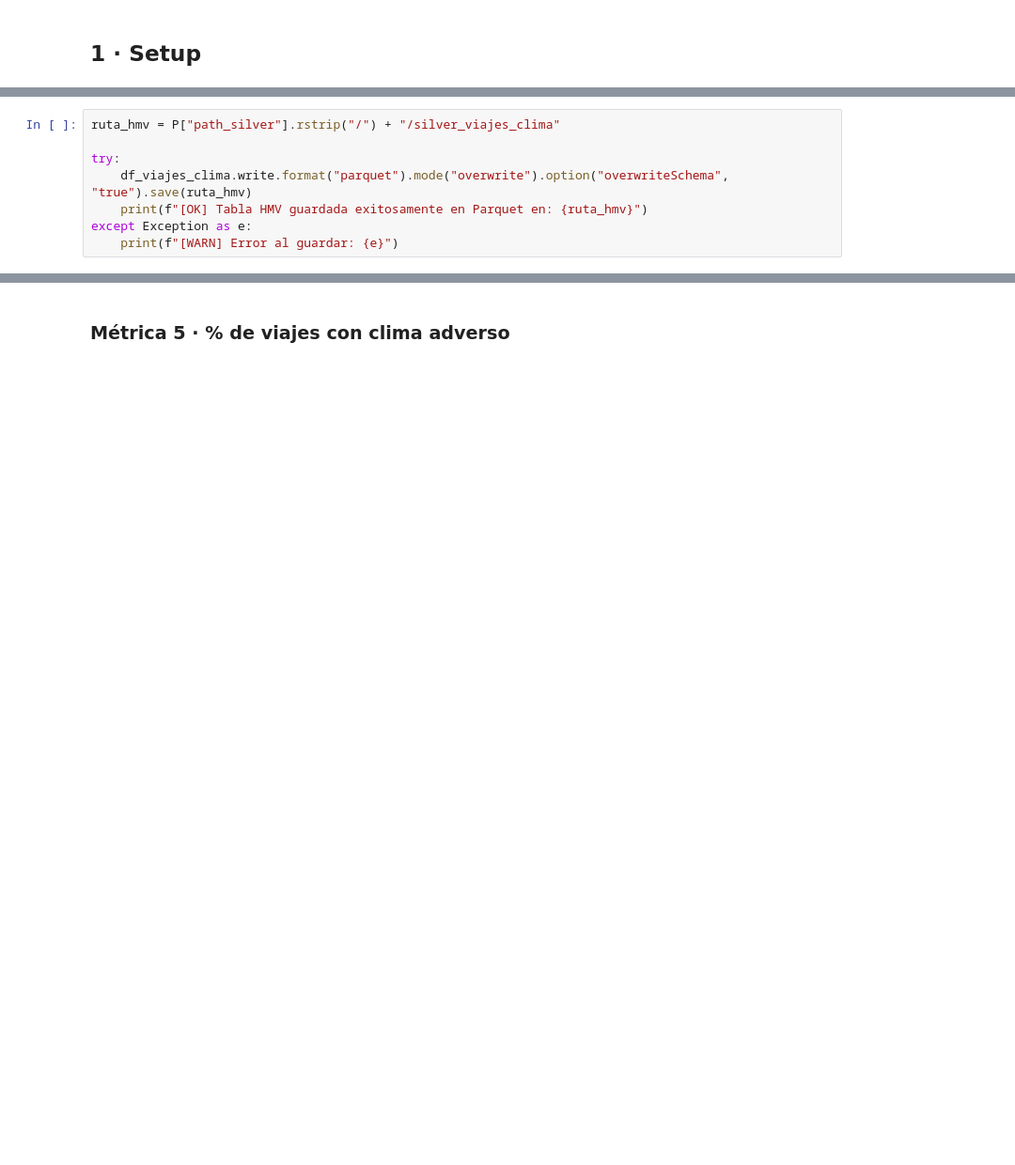
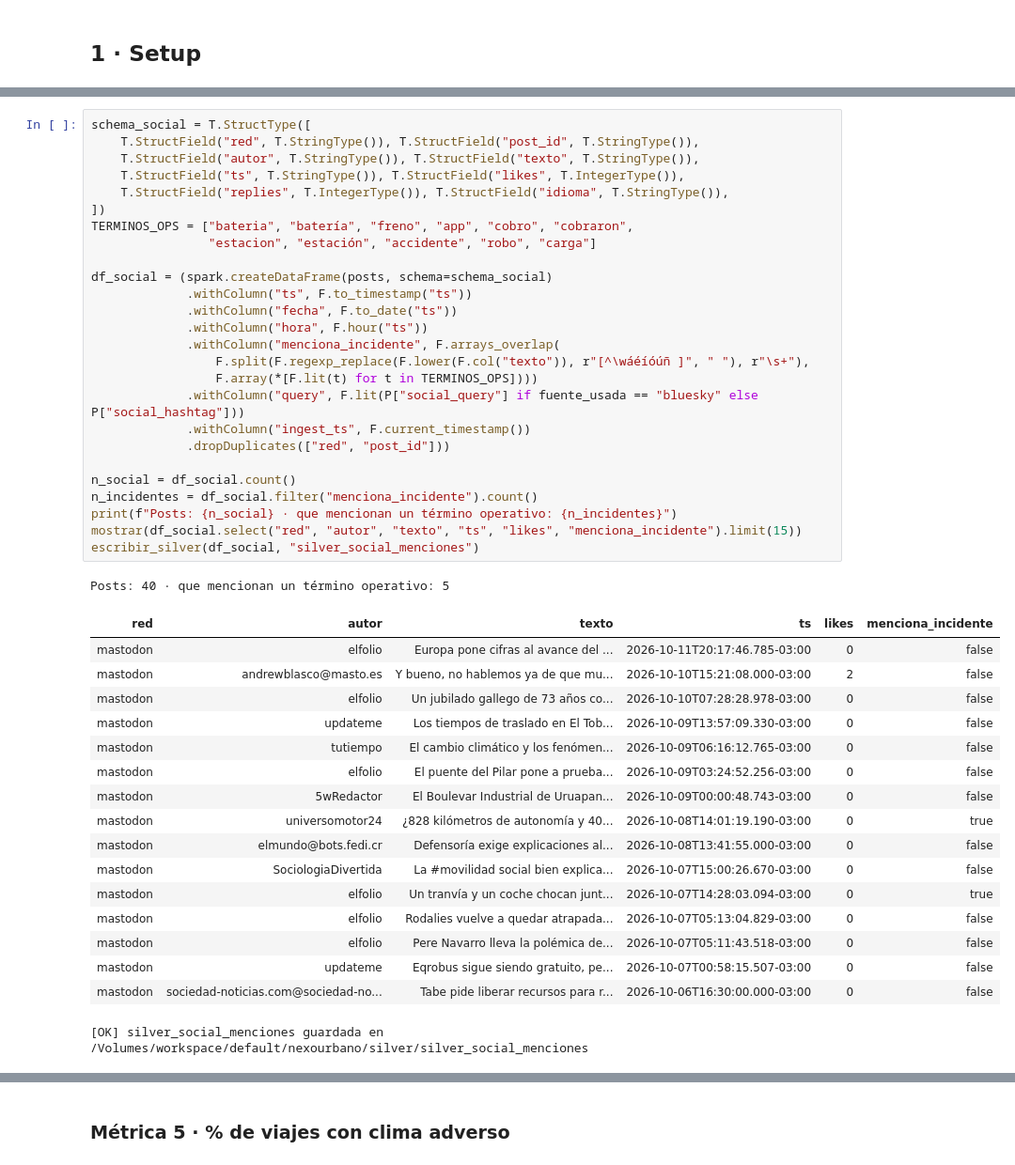
Before and after one commit to karenDelPino/Nexo_Urbano, a Jupyter notebook: 03-databricks/03_databricks.ipynb, the cells around one changed output, grey strips where cells are left out. Shown at 94% size. Saved outputs shown, nothing was run; the diff lists cells and outputs as text; blank space fills up the shorter version.

Commit message:
Cambio M03

```diff
--- a/03-databricks/03_databricks.ipynb
+++ b/03-databricks/03_databricks.ipynb
@@ -734,8 +64,0 @@ else:
-# %%
-ruta_hmv = P["path_silver"].rstrip("/") + "/silver_viajes_clima"
-
-try:
-    df_viajes_clima.write.format("parquet").mode("overwrite").option("overwriteSchema", "true").save(ruta_hmv)
-    print(f"[OK] Tabla HMV guardada exitosamente en Parquet en: {ruta_hmv}")
-except Exception as e:
-    print(f"[WARN] Error al guardar: {e}")
@@ -759,0 +544,45 @@ except Exception as e:
+# %%
+schema_social = T.StructType([
+    T.StructField("red", T.StringType()), T.StructField("post_id", T.StringType()),
+    T.StructField("autor", T.StringType()), T.StructField("texto", T.StringType()),
+    T.StructField("ts", T.StringType()), T.StructField("likes", T.IntegerType()),
+    T.StructField("replies", T.IntegerType()), T.StructField("idioma", T.StringType()),
+])
+TERMINOS_OPS = ["bateria", "batería", "freno", "app", "cobro", "cobraron",
+                "estacion", "estación", "accidente", "robo", "carga"]
+
+df_social = (spark.createDataFrame(posts, schema=schema_social)
+             .withColumn("ts", F.to_timestamp("ts"))
+             .withColumn("fecha", F.to_date("ts"))
+             .withColumn("hora", F.hour("ts"))
+             .withColumn("menciona_incidente", F.arrays_overlap(
+                 F.split(F.regexp_replace(F.lower(F.col("texto")), r"[^\wáéíóúñ ]", " "), r"\s+"),
+                 F.array(*[F.lit(t) for t in TERMINOS_OPS])))
+             .withColumn("query", F.lit(P["social_query"] if fuente_usada == "bluesky" else P["social_hashtag"]))
+             .withColumn("ingest_ts", F.current_timestamp())
+             .dropDuplicates(["red", "post_id"]))
+
+n_social = df_social.count()
+n_incidentes = df_social.filter("menciona_incidente").count()
+print(f"Posts: {n_social} · que mencionan un término operativo: {n_incidentes}")
+mostrar(df_social.select("red", "autor", "texto", "ts", "likes", "menciona_incidente").limit(15))
+escribir_silver(df_social, "silver_social_menciones")
+# %% [output]
+Posts: 40 · que mencionan un término operativo: 5
+| red | autor | texto | ts | likes | menciona_incidente |
+| mastodon | elfolio | Europa pone cifras al avance del ... | 2026-10-11T20:17:46.785-03:00 | 0 | false |
+| mastodon | andrewblasco@masto.es | Y bueno, no hablemos ya de que mu... | 2026-10-10T15:21:08.000-03:00 | 2 | false |
+| mastodon | elfolio | Un jubilado gallego de 73 años co... | 2026-10-10T07:28:28.978-03:00 | 0 | false |
+| mastodon | updateme | Los tiempos de traslado en El Tob... | 2026-10-09T13:57:09.330-03:00 | 0 | false |
+| mastodon | tutiempo | El cambio climático y los fenómen... | 2026-10-09T06:16:12.765-03:00 | 0 | false |
+| mastodon | elfolio | El puente del Pilar pone a prueba... | 2026-10-09T03:24:52.256-03:00 | 0 | false |
+| mastodon | 5wRedactor | El Boulevar Industrial de Uruapan... | 2026-10-09T00:00:48.743-03:00 | 0 | false |
+| mastodon | universomotor24 | ¿828 kilómetros de autonomía y 40... | 2026-10-08T14:01:19.190-03:00 | 0 | true |
+| mastodon | elmundo@bots.fedi.cr | Defensoría exige explicaciones al... | 2026-10-08T13:41:55.000-03:00 | 0 | false |
+| mastodon | SociologiaDivertida | La #movilidad social bien explica... | 2026-10-07T15:00:26.670-03:00 | 0 | false |
+| mastodon | elfolio | Un tranvía y un coche chocan junt... | 2026-10-07T14:28:03.094-03:00 | 0 | true |
+| mastodon | elfolio | Rodalies vuelve a quedar atrapada... | 2026-10-07T05:13:04.829-03:00 | 0 | false |
+| mastodon | elfolio | Pere Navarro lleva la polémica de... | 2026-10-07T05:11:43.518-03:00 | 0 | false |
+| mastodon | updateme | Eqrobus sigue siendo gratuito, pe... | 2026-10-07T00:58:15.507-03:00 | 0 | false |
+| mastodon | sociedad-noticias.com@sociedad-no... | Tabe pide liberar recursos para r... | 2026-10-06T16:30:00.000-03:00 | 0 | false |
+[OK] silver_social_menciones guardada en /Volumes/workspace/default/nexourbano/silver/silver_social_menciones
```
Also changed, not shown: parts of 59 cells of this notebook, 2 other files.
